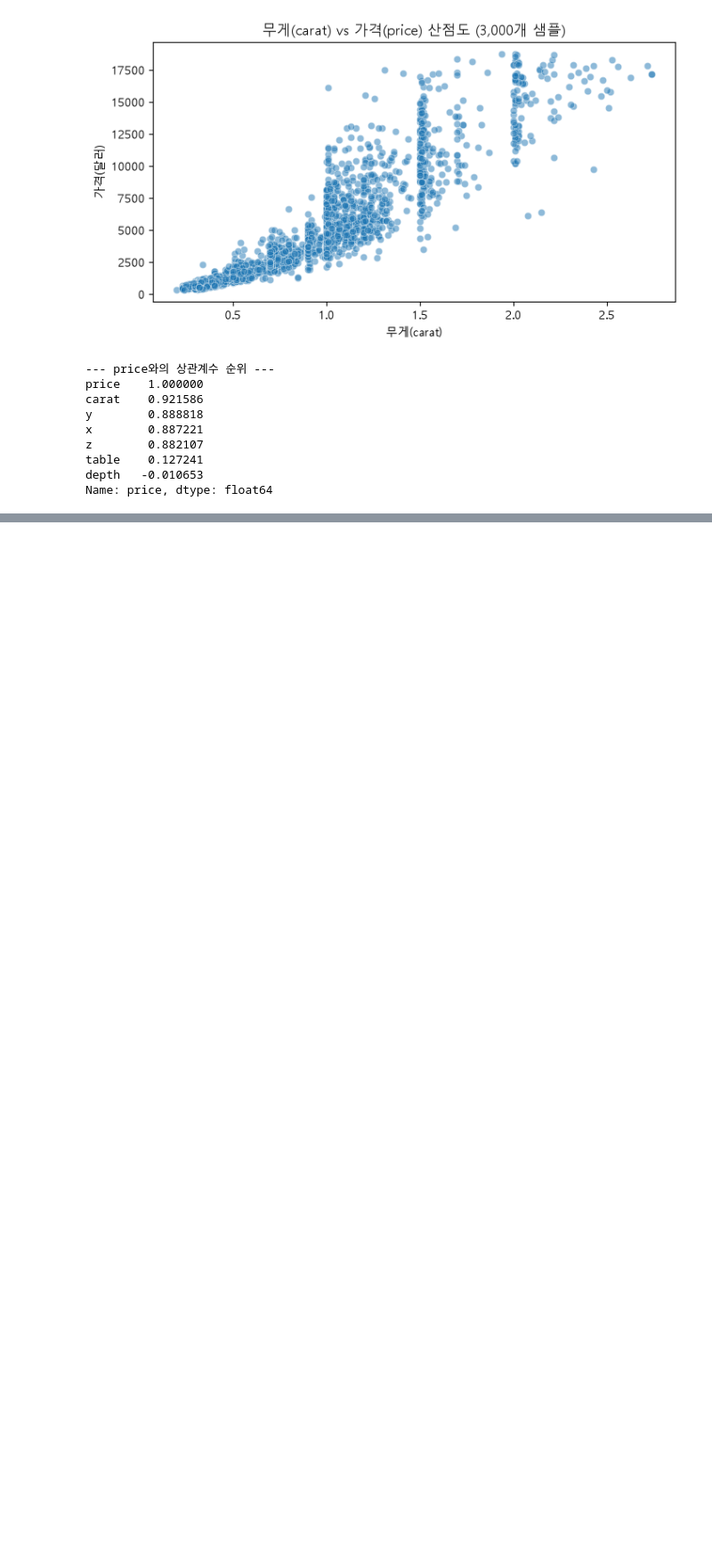
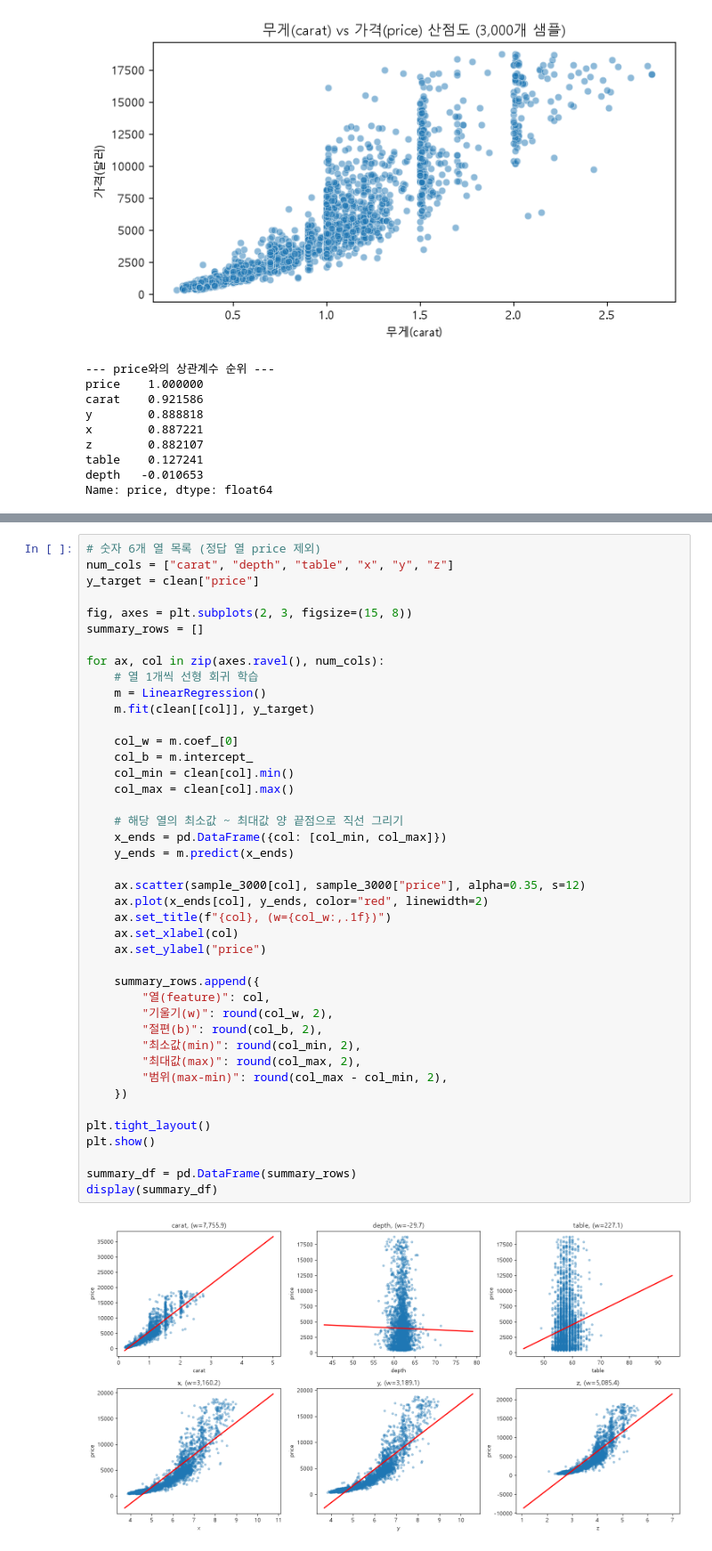
Before and after one commit to miro25800/kant_ml, a Jupyter notebook: diamond.ipynb, the cells around one changed output, grey strips where cells are left out. Shown at 89% size. Saved outputs shown, nothing was run; the diff lists cells and outputs as text; blank space fills up the shorter version.

```diff
--- a/diamond.ipynb
+++ b/diamond.ipynb
@@ -236,0 +287,44 @@ plt.show()
+# %%
+# 숫자 6개 열 목록 (정답 열 price 제외)
+num_cols = ["carat", "depth", "table", "x", "y", "z"]
+y_target = clean["price"]
+
+fig, axes = plt.subplots(2, 3, figsize=(15, 8))
+summary_rows = []
+
+for ax, col in zip(axes.ravel(), num_cols):
+    # 열 1개씩 선형 회귀 학습
+    m = LinearRegression()
+    m.fit(clean[[col]], y_target)
+
+    col_w = m.coef_[0]
+    col_b = m.intercept_
+    col_min = clean[col].min()
+    col_max = clean[col].max()
+
+    # 해당 열의 최소값 ~ 최대값 양 끝점으로 직선 그리기
+    x_ends = pd.DataFrame({col: [col_min, col_max]})
+    y_ends = m.predict(x_ends)
+
+    ax.scatter(sample_3000[col], sample_3000["price"], alpha=0.35, s=12)
+    ax.plot(x_ends[col], y_ends, color="red", linewidth=2)
+    ax.set_title(f"{col}, (w={col_w:,.1f})")
+    ax.set_xlabel(col)
+    ax.set_ylabel("price")
+
+    summary_rows.append({
+        "열(feature)": col,
+        "기울기(w)": round(col_w, 2),
+        "절편(b)": round(col_b, 2),
+        "최소값(min)": round(col_min, 2),
+        "최대값(max)": round(col_max, 2),
+        "범위(max-min)": round(col_max - col_min, 2),
+    })
+
+plt.tight_layout()
+plt.show()
+
+summary_df = pd.DataFrame(summary_rows)
+display(summary_df)
+# %% [output]
+[figure, added]
```
Also changed, not shown: parts of 23 cells of this notebook.
